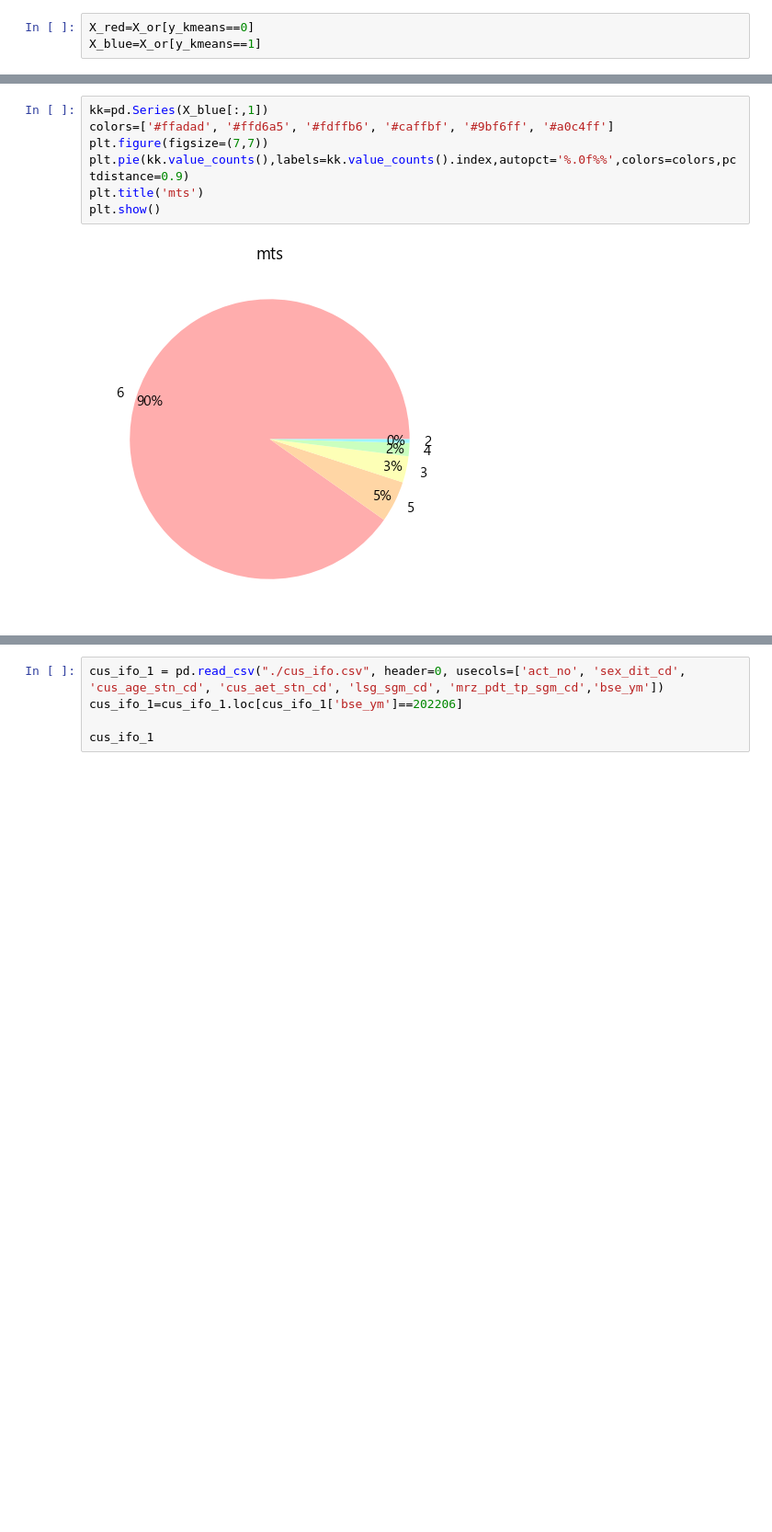
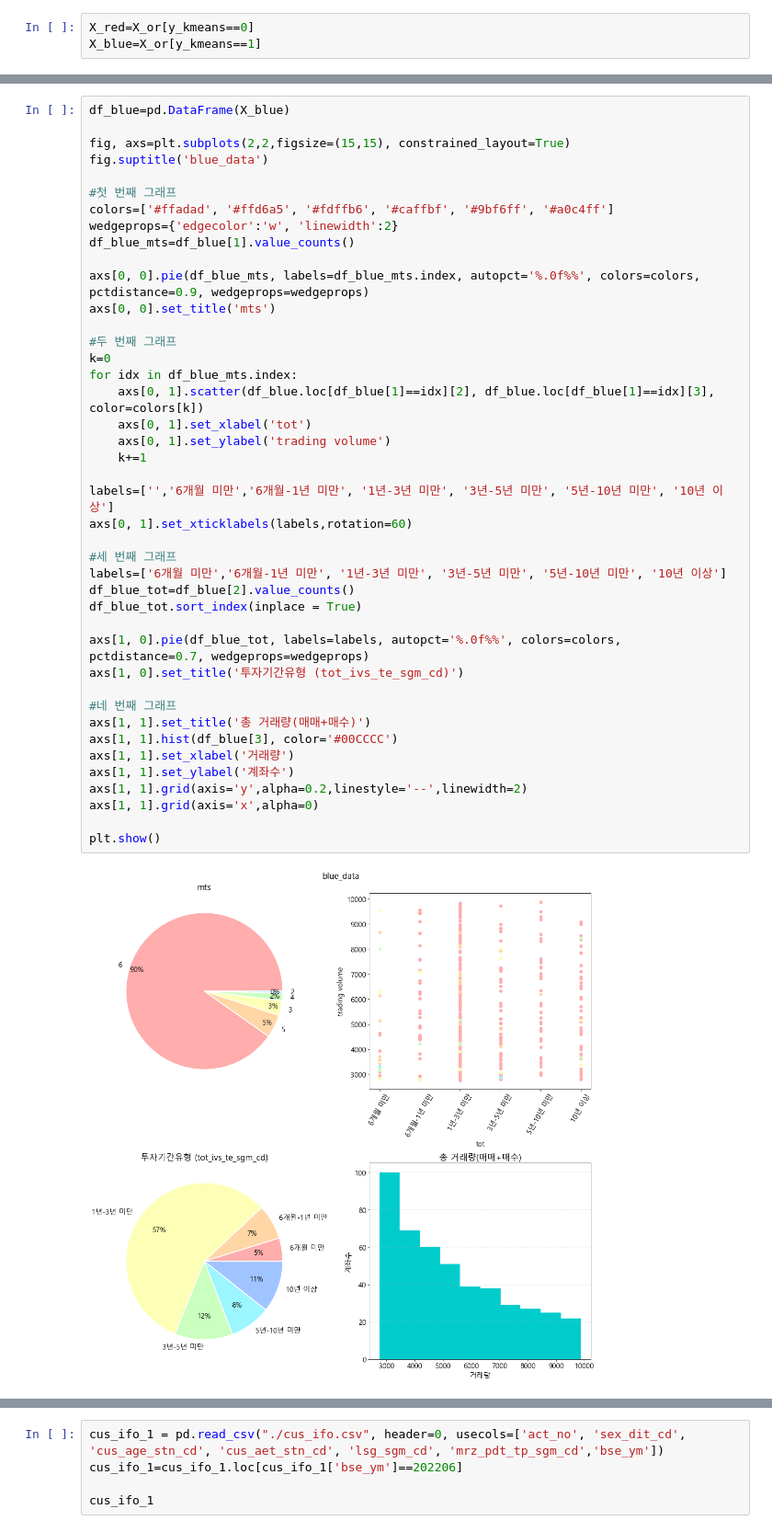
Before and after one commit to Dirtfy/NH_Project, a Jupyter notebook: test.ipynb, the cells around one changed output, grey strips where cells are left out. Shown at 92% size. Drawn from its saved outputs; the diff is of its cells as text; blank space fills up the shorter version.

```diff
--- a/test.ipynb
+++ b/test.ipynb
@@ -271,9 +299,44 @@ array([6, 6, 6, 6, 6, 2, 6, 6, 6, 5, 6, 6, 6, 6, 6, 6, 6, 6, 6, 6, 6, 6,
 # %%
-kk=pd.Series(X_blue[:,1])
+df_blue=pd.DataFrame(X_blue)
+
+fig, axs=plt.subplots(2,2,figsize=(15,15), constrained_layout=True)
+fig.suptitle('blue_data')
+
+#첫 번째 그래프
 colors=['#ffadad', '#ffd6a5', '#fdffb6', '#caffbf', '#9bf6ff', '#a0c4ff']
-plt.figure(figsize=(7,7))
-plt.pie(kk.value_counts(),labels=kk.value_counts().index,autopct='%.0f%%',colors=colors,pctdistance=0.9)
-plt.title('mts')
+wedgeprops={'edgecolor':'w', 'linewidth':2}
+df_blue_mts=df_blue[1].value_counts()
+
+axs[0, 0].pie(df_blue_mts, labels=df_blue_mts.index, autopct='%.0f%%', colors=colors, pctdistance=0.9, wedgeprops=wedgeprops)
+axs[0, 0].set_title('mts')
+
+#두 번째 그래프
+k=0
+for idx in df_blue_mts.index:
+    axs[0, 1].scatter(df_blue.loc[df_blue[1]==idx][2], df_blue.loc[df_blue[1]==idx][3], color=colors[k])
+    axs[0, 1].set_xlabel('tot')
+    axs[0, 1].set_ylabel('trading volume')
+    k+=1
+
+labels=['','6개월 미만','6개월-1년 미만', '1년-3년 미만', '3년-5년 미만', '5년-10년 미만', '10년 이상']
+axs[0, 1].set_xticklabels(labels,rotation=60)
+
+#세 번째 그래프
+labels=['6개월 미만','6개월-1년 미만', '1년-3년 미만', '3년-5년 미만', '5년-10년 미만', '10년 이상']
+df_blue_tot=df_blue[2].value_counts()
+df_blue_tot.sort_index(inplace = True)
+
+axs[1, 0].pie(df_blue_tot, labels=labels, autopct='%.0f%%', colors=colors, pctdistance=0.7, wedgeprops=wedgeprops)
+axs[1, 0].set_title('투자기간유형 (tot_ivs_te_sgm_cd)')
+
+#네 번째 그래프
+axs[1, 1].set_title('총 거래량(매매+매수)')
+axs[1, 1].hist(df_blue[3], color='#00CCCC')
+axs[1, 1].set_xlabel('거래량')
+axs[1, 1].set_ylabel('계좌수')
+axs[1, 1].grid(axis='y',alpha=0.2,linestyle='--',linewidth=2)
+axs[1, 1].grid(axis='x',alpha=0)
+
 plt.show()
 # %% [output]
-[figure, old version]
+[figure, new version]
```
Also changed, not shown: parts of 11 cells of this notebook.
